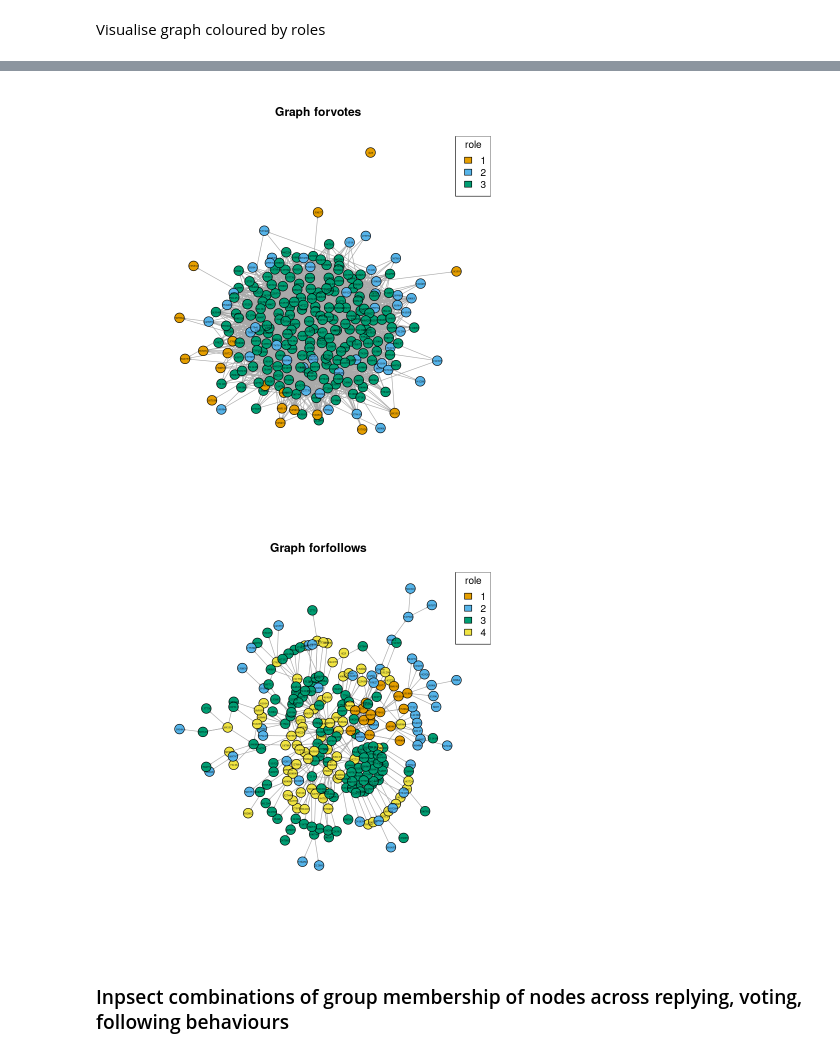
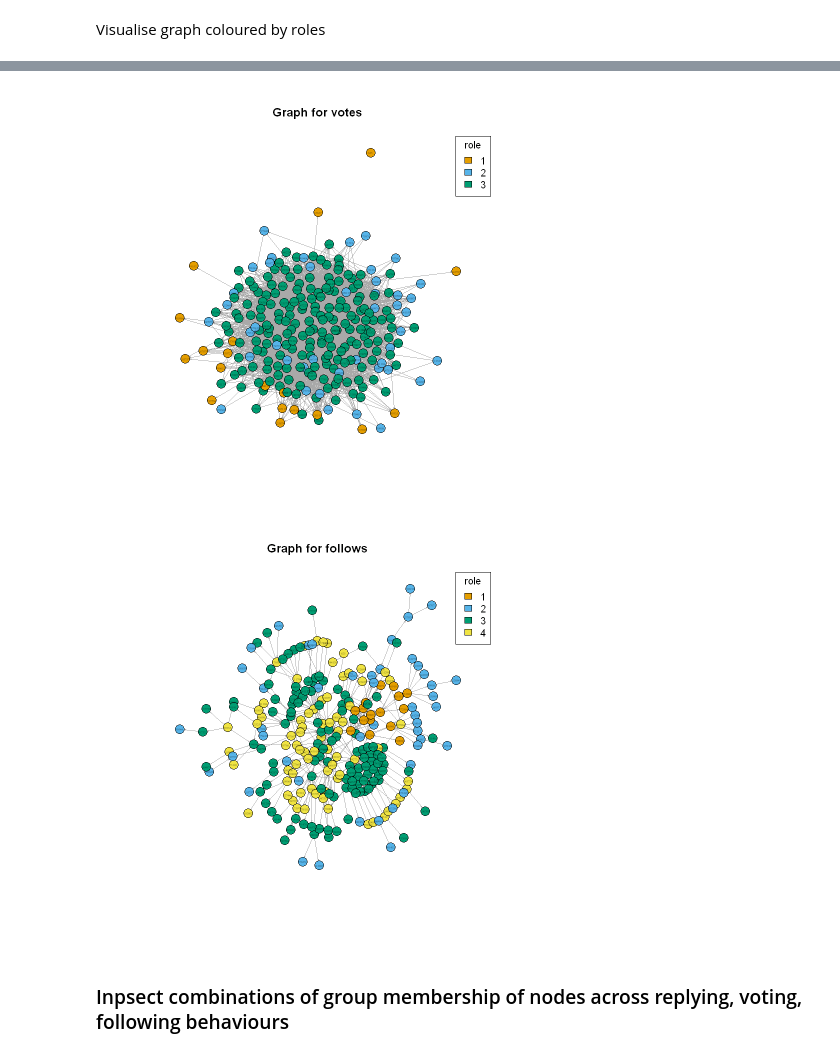
Before and after one commit to babiyivan/network-role-mining, a Jupyter notebook: analysis-regular.ipynb, the cells around one changed output, grey strips where cells are left out. Saved outputs shown, nothing was run; the diff lists cells and outputs as text; code cells hidden in the pictures.

```diff
--- a/analysis-regular.ipynb
+++ b/analysis-regular.ipynb
@@ -78,7 +78,7 @@ palette=categorical_pal(8)
 
 for (t in types) {
   # png(paste0("results/rege/graph-", type, ".png")) # output plot to file
-  plot(gs[[t]], layout=layout_with_kk(gs[[t]]), main=paste0("Graph for",t),
+  plot(gs[[t]], layout=layout_with_kk(gs[[t]]), main=paste("Graph for",t),
               vertex.color=gs[[t]]$role_bm, palette=palette, vertex.label.cex=0.3, vertex.size=7, vertex.label.color = 'black', edge.arrow.size=0.1)
   legend("topright", legend = levels(factor(gs[[t]]$role_bm)), fill = palette, title = "role")
   # dev.off()
@@ -88,5 +88,5 @@ for (t in types) {
-[figure, old version]
+[figure, new version]
-[figure, old version]
+[figure, new version]
 # %% [markdown]
 ### Inpsect combinations of group membership of nodes across replying, voting, following behaviours
 # %%
```
Also changed, not shown: parts of 1 cell of this notebook.
